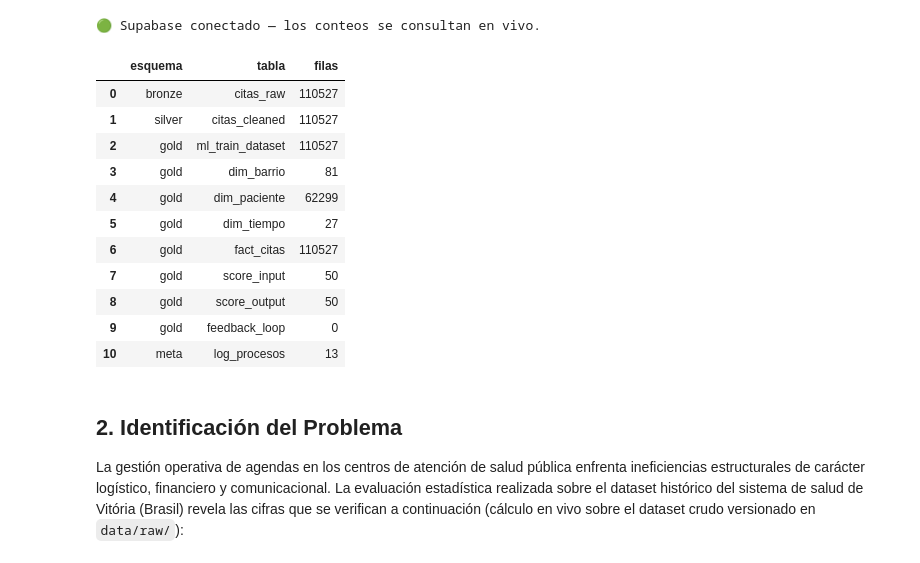
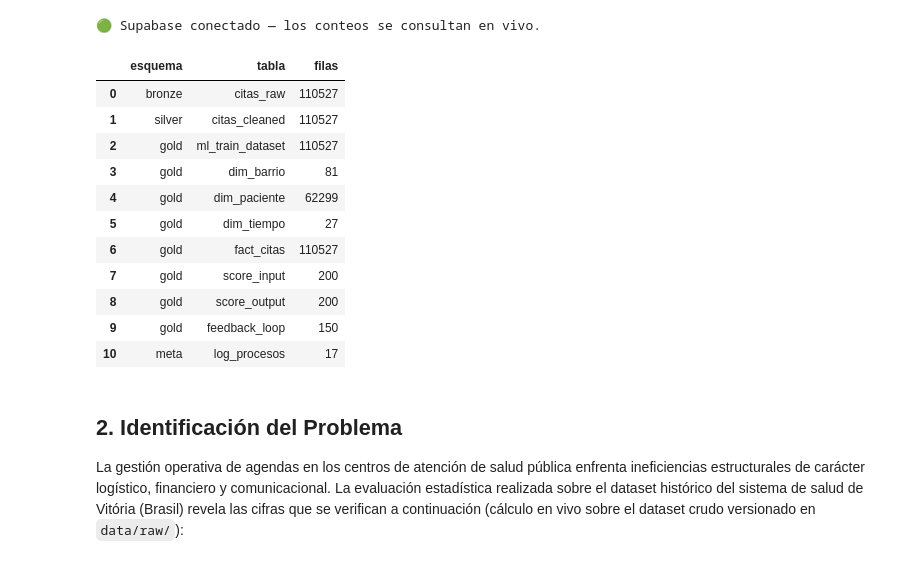
Before and after one commit to 1VEAO/PROYECTO_PRODUCTIVO_IIIA_CITAS_MEDICAS, a Jupyter notebook: notebook/01_informe_cpp2_ejecutable.ipynb, the cells around one changed output. Drawn from its saved outputs; the diff is of its cells as text; code cells hidden in the pictures.

```diff
--- a/notebook/01_informe_cpp2_ejecutable.ipynb
+++ b/notebook/01_informe_cpp2_ejecutable.ipynb
@@ -48,39 +48,39 @@ tablas = [
     ('bronze', 'citas_raw'), ('silver', 'citas_cleaned'),
     ('gold', 'ml_train_dataset'), ('gold', 'dim_barrio'), ('gold', 'dim_paciente'),
     ('gold', 'dim_tiempo'), ('gold', 'fact_citas'),
     ('gold', 'score_input'), ('gold', 'score_output'), ('gold', 'feedback_loop'), ('meta', 'log_procesos')
 ]
 VALORES_VERIFICADOS = {
     ('bronze', 'citas_raw'): 110527, ('silver', 'citas_cleaned'): 110527,
     ('gold', 'ml_train_dataset'): 110527, ('gold', 'dim_barrio'): 81,
     ('gold', 'dim_paciente'): 62299, ('gold', 'dim_tiempo'): 27,
-    ('gold', 'fact_citas'): 110527, ('gold', 'score_input'): 50,
-    ('gold', 'score_output'): 50, ('gold', 'feedback_loop'): 0, ('meta', 'log_procesos'): '>= 7'
+    ('gold', 'fact_citas'): 110527, ('gold', 'score_input'): 200,
+    ('gold', 'score_output'): 200, ('gold', 'feedback_loop'): 150, ('meta', 'log_procesos'): '>= 7'
 }
 filas = []
 for esquema, tabla in tablas:
     if supabase is not None:
         try:
             r = supabase.schema(esquema).table(tabla).select('*', count='exact').limit(0).execute()
             filas.append({'esquema': esquema, 'tabla': tabla, 'filas': r.count})
             continue
         except Exception:
             pass
     filas.append({'esquema': esquema, 'tabla': tabla, 'filas': VALORES_VERIFICADOS[(esquema, tabla)]})
 pd.DataFrame(filas)
 # %% [output]
 |  | esquema | tabla | filas |
 | 0 | bronze | citas_raw | 110527 |
 | 1 | silver | citas_cleaned | 110527 |
 | 2 | gold | ml_train_dataset | 110527 |
 | 3 | gold | dim_barrio | 81 |
 | 4 | gold | dim_paciente | 62299 |
 | 5 | gold | dim_tiempo | 27 |
 | 6 | gold | fact_citas | 110527 |
-| 7 | gold | score_input | 50 |
-| 8 | gold | score_output | 50 |
-| 9 | gold | feedback_loop | 0 |
-| 10 | meta | log_procesos | 13 |
+| 7 | gold | score_input | 200 |
+| 8 | gold | score_output | 200 |
+| 9 | gold | feedback_loop | 150 |
+| 10 | meta | log_procesos | 17 |
 # %% [markdown]
 ## 2. Identificación del Problema
 
```
Also changed, not shown: parts of 3 cells of this notebook, 6 other files.
